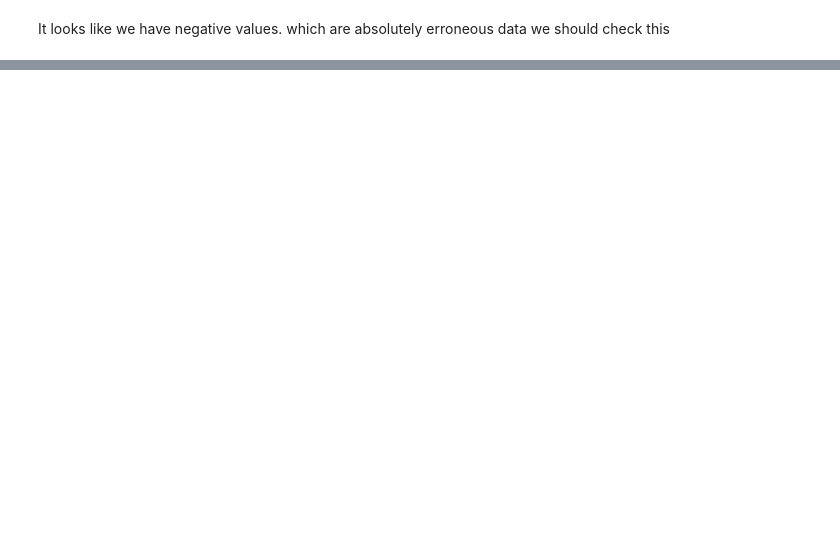
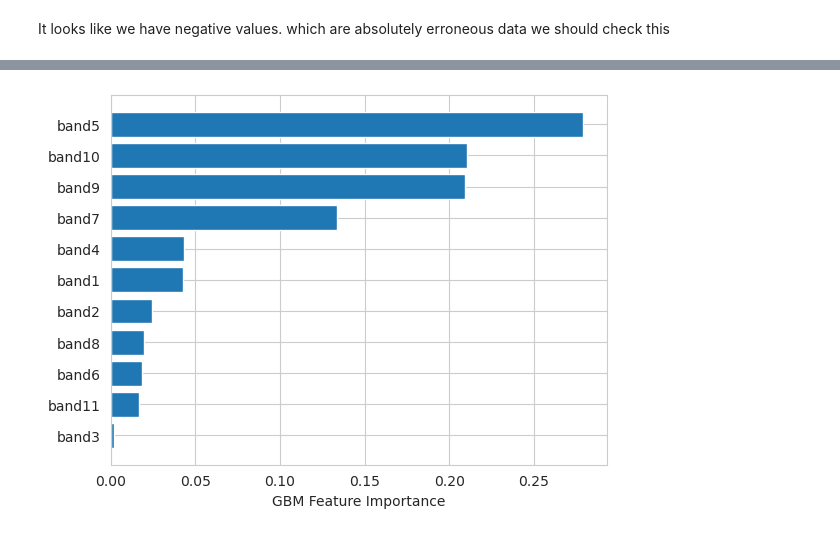
Before and after one commit to BBenyamini/pestsens, a Jupyter notebook: 3_code/4_building_class_model.ipynb, the cells around one changed output, grey strips where cells are left out. Drawn from its saved outputs; the diff is of its cells as text; code cells hidden in the pictures; blank space fills up the shorter version.

```diff
--- a/3_code/4_building_class_model.ipynb
+++ b/3_code/4_building_class_model.ipynb
@@ -597,6 +275,6 @@ Best: 0.900000 using {'n_estimators': 200}
 # %%
 #Finalize the model
-final_GBM=GradientBoostingClassifier(random_state=seed, n_estimators=150)
+final_GBM=GradientBoostingClassifier(random_state=seed, n_estimators=100)
 final_GBM=final_GBM.fit(x_train, y_train)
 # %%
 # Make predictions on validation dataset
@@ -644,4 +336,0 @@ Feature: 6, Score: 0.10856
-# %%
-#Finalize the Random forest model
-RF=RandomForestClassifier(random_state=seed, n_estimators=150)
-RF.fit(x_train, y_train)
@@ -827,0 +352,7 @@ plt.xlabel("Random Forest Feature Importance");
+# %%
+feature=x_train.columns
+sorted_idx = final_GBM.feature_importances_.argsort()
+plt.barh(feature[sorted_idx], final_GBM.feature_importances_[sorted_idx])
+plt.xlabel("GBM Feature Importance");
+# %% [output]
+[figure, added]
```
Also changed, not shown: parts of 94 cells of this notebook, 2 other files.
